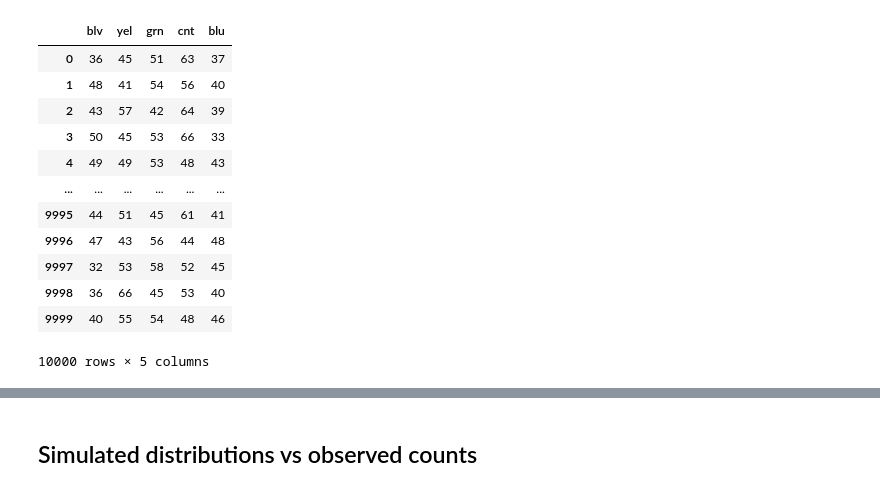
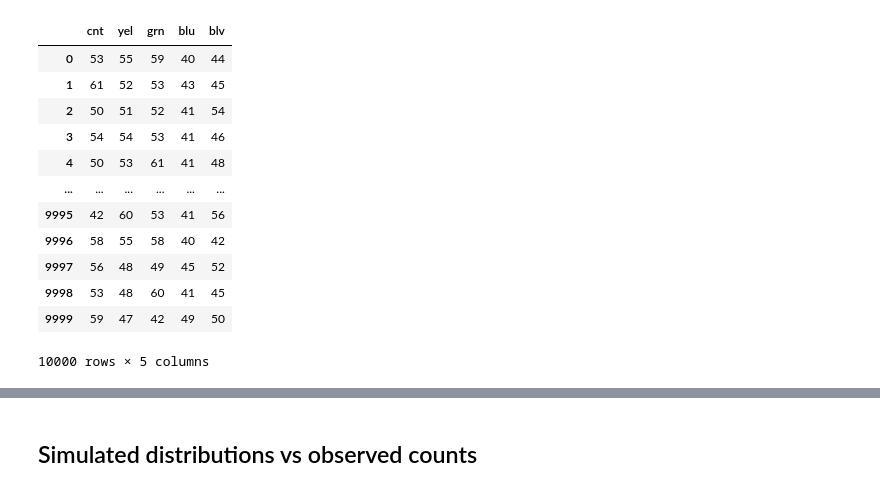
Before and after one commit to mparkergetz/bee_cam_data_processing, a Jupyter notebook: nb3_simulate_visits.ipynb, the cells around one changed output, grey strips where cells are left out. Drawn from its saved outputs; the diff is of its cells as text; code cells hidden in the pictures.

```diff
--- a/nb3_simulate_visits.ipynb
+++ b/nb3_simulate_visits.ipynb
@@ -158,19 +153,19 @@ def run_simulation_parallel(cam_on, visit_times, iterations=1000, num_jobs=20):
 # %%
-simulation_results_parallel= pd.read_csv('simresults_clover_10000.csv')
+simulation_results_parallel= pd.read_csv('simresults_clover_10000_092125.csv')
 simulation_results_parallel
 # %% [output]
-|  | blv | yel | grn | cnt | blu |
-| 0 | 36 | 45 | 51 | 63 | 37 |
-| 1 | 48 | 41 | 54 | 56 | 40 |
-| 2 | 43 | 57 | 42 | 64 | 39 |
-| 3 | 50 | 45 | 53 | 66 | 33 |
-| 4 | 49 | 49 | 53 | 48 | 43 |
+|  | cnt | yel | grn | blu | blv |
+| 0 | 53 | 55 | 59 | 40 | 44 |
+| 1 | 61 | 52 | 53 | 43 | 45 |
+| 2 | 50 | 51 | 52 | 41 | 54 |
+| 3 | 54 | 54 | 53 | 41 | 46 |
+| 4 | 50 | 53 | 61 | 41 | 48 |
 | ... | ... | ... | ... | ... | ... |
-| 9995 | 44 | 51 | 45 | 61 | 41 |
-| 9996 | 47 | 43 | 56 | 44 | 48 |
-| 9997 | 32 | 53 | 58 | 52 | 45 |
-| 9998 | 36 | 66 | 45 | 53 | 40 |
-| 9999 | 40 | 55 | 54 | 48 | 46 |
+| 9995 | 42 | 60 | 53 | 41 | 56 |
+| 9996 | 58 | 55 | 58 | 40 | 42 |
+| 9997 | 56 | 48 | 49 | 45 | 52 |
+| 9998 | 53 | 48 | 60 | 41 | 45 |
+| 9999 | 59 | 47 | 42 | 49 | 50 |
 10000 rows × 5 columns
 # %%
 observed_values
```
Also changed, not shown: parts of 8 cells of this notebook.
